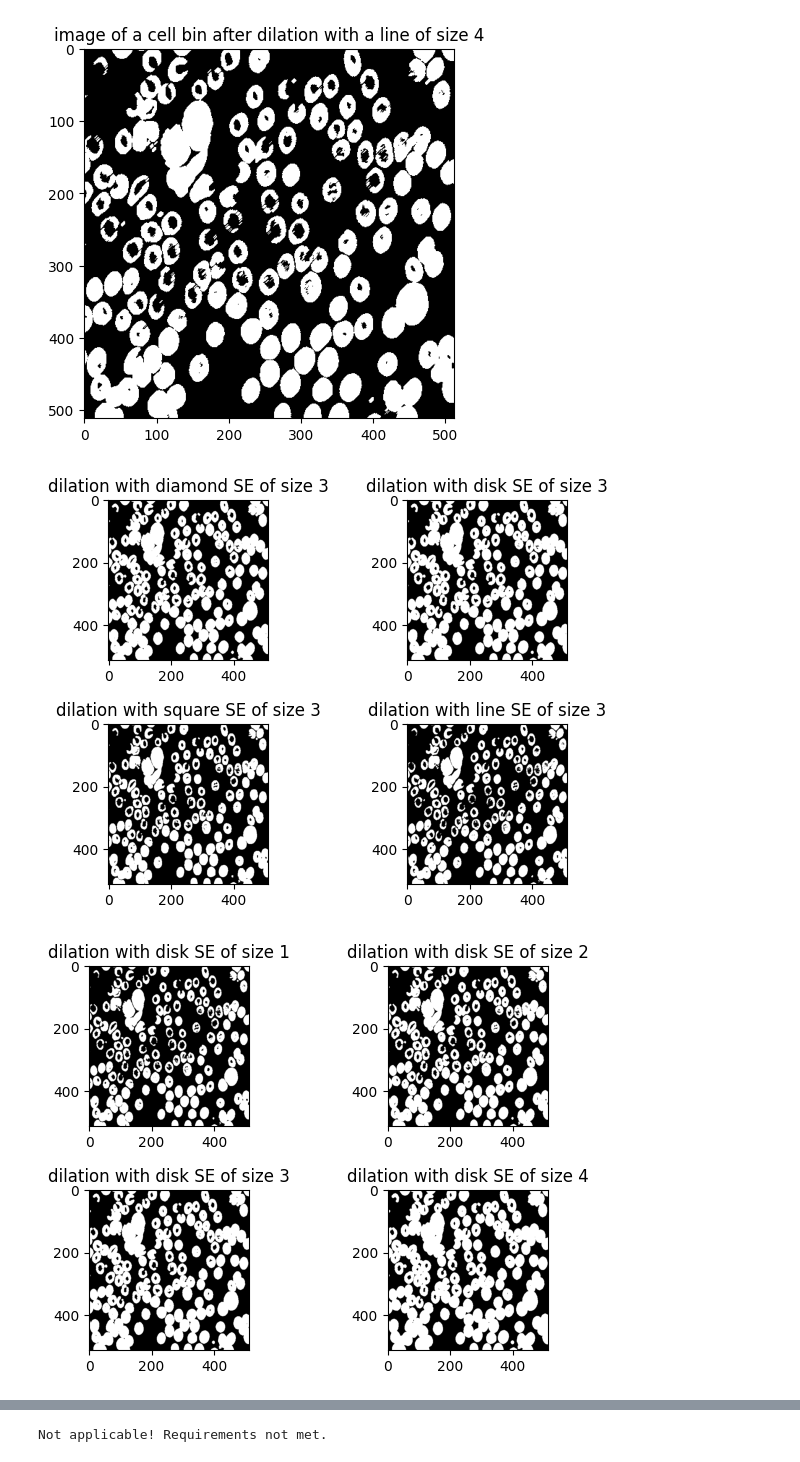
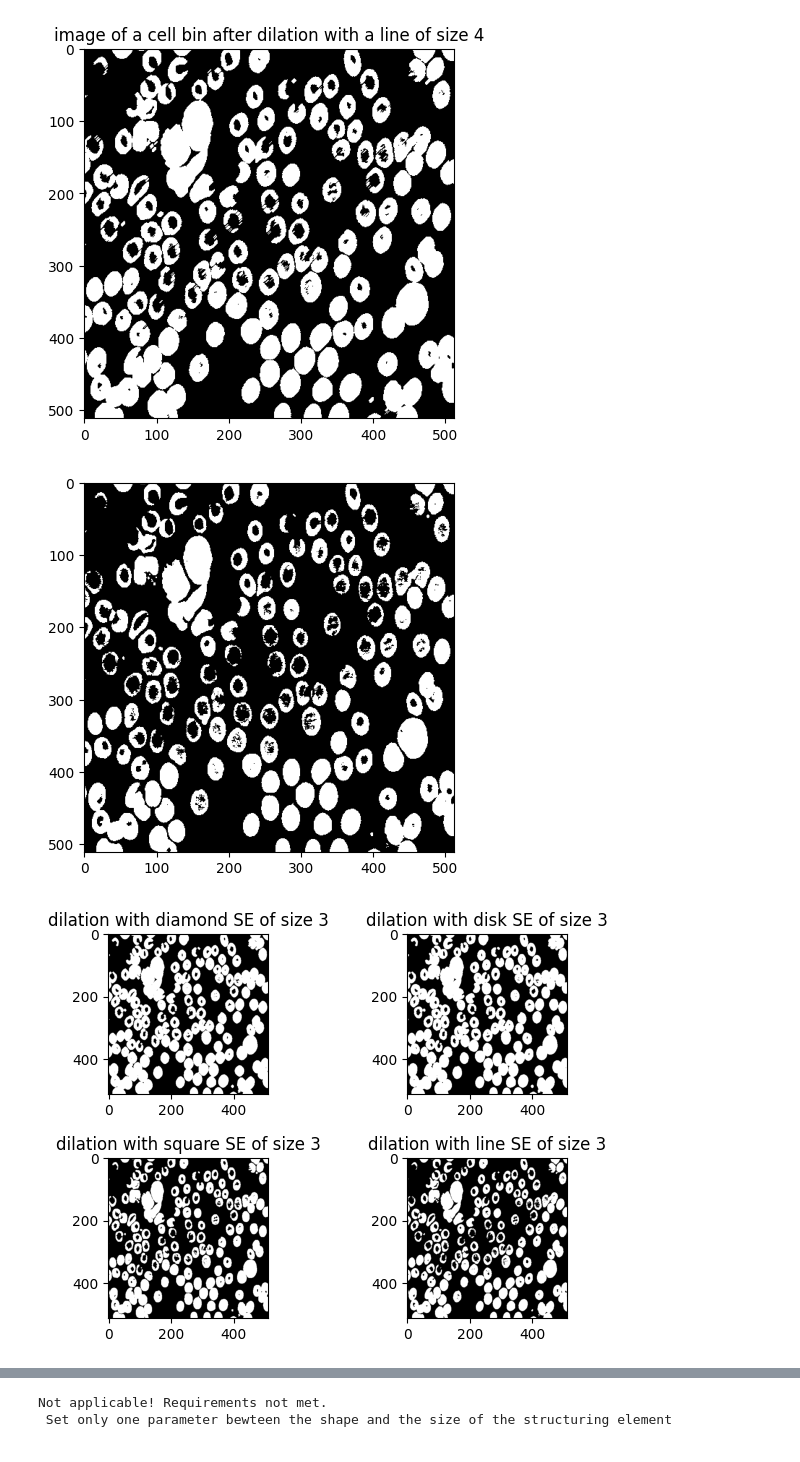
Before and after one commit to mcri00/M2, a Jupyter notebook: TADI/TP1/TP-morpho-1.ipynb, the cells around one changed output, grey strips where cells are left out. Drawn from its saved outputs; the diff is of its cells as text; code cells hidden in the pictures.

```diff
--- a/TADI/TP1/TP-morpho-1.ipynb
+++ b/TADI/TP1/TP-morpho-1.ipynb
@@ -346,10 +348,15 @@ def morphological_op(structuring_elements):
         plt.show()
 # %%
 #requires to be set only one parameter between the shape and the size of the structuring element
-def morphological_op1(op, se_shape, se_size):
+def morphological_op1(op, se_shape, se_size, image):
+
     if(len(se_shape)>0 and se_size>0):
-        print("Not applicable! Requirements not met.")
+        print("Not applicable! Requirements not met.\n Set only one parameter bewteen the shape and the size of the structuring element.")
     else:
+        im = skio.imread(image)
+        plt.imshow(im, cmap="gray")
+        plt.show()
+
         plot_pos=1
         #different sizes
         if len(se_shape)>0:
@@ -361,13 +368,13 @@ def morphological_op1(op, se_shape, se_size):
         plt.subplots_adjust(left=0.1, right=0.9, bottom=0.1, top=0.9, wspace=0.4, hspace=0.4)
         for sz, sh in l:
             if(op=="dilation"):
-                morpho_op=morpho.dilation(im_cell_bin, strel(sh, sz))
+                morpho_op=morpho.dilation(im, strel(sh, sz))
             if(op=="erosion"):
-                morpho_op=morpho.erosion(im_cell_bin, strel(sh, sz))
+                morpho_op=morpho.erosion(im, strel(sh, sz))
             if(op=="opening"):
-                morpho_op=morpho.opening(im_cell_bin, strel(sh, sz))
+                morpho_op=morpho.opening(im, strel(sh, sz))
             if(op=="closing"):
-                morpho_op=morpho.closing(im_cell_bin, strel(sh, sz))
+                morpho_op=morpho.closing(im, strel(sh, sz))
             #plt.figure(figsize=(8, 8))
             plt.subplot(2, 2, plot_pos)
             plt.title(f"{op} with {sh} SE of size {sz}")
@@ -375,21 +382,15 @@ def morphological_op1(op, se_shape, se_size):
             plot_pos+=1
 # %%
 # Load a binary image as an example
-im_cell_bin = skio.imread('images/cellbin.bmp')*255
 
-# List of structuring element shapes and sizes to experiment with
-structuring_elements = [
-    ("diamond", 1),
-    ("disk", 2),
-    ("square", 3),
-    ("line", 5)#automatically set to -45
-]
-morphological_op1("dilation", "", 3)#different shape, same size
+morphological_op1("dilation", "", 3, "images/cellbin.bmp")#different shape, same size
 plt.show()
-morphological_op1("dilation", "disk", -1)#same shape, different size
+morphological_op1("dilation", "disk", -1, "images/cellbin.bmp")#same shape, different size
 plt.show()
-morphological_op1("dilation", "disk", 3)#same shape, different size
+morphological_op1("dilation", "disk", 3, "images/cellbin.bmp")#same shape, different size
 plt.show()
+#morphological_op1("opening", "line", -1, "images/cellbin.bmp")#same shape, different size
+plt.show()
 # %% [output]
-[figure, old version]
+[figure, new version]
-[figure, old version]
+[figure, new version]
@@ -396 +399,2 @@ plt.show()
 Not applicable! Requirements not met.
+ Set only one parameter bewteen the shape and the size of the structuring element
```
Also changed, not shown: parts of 18 cells of this notebook.
